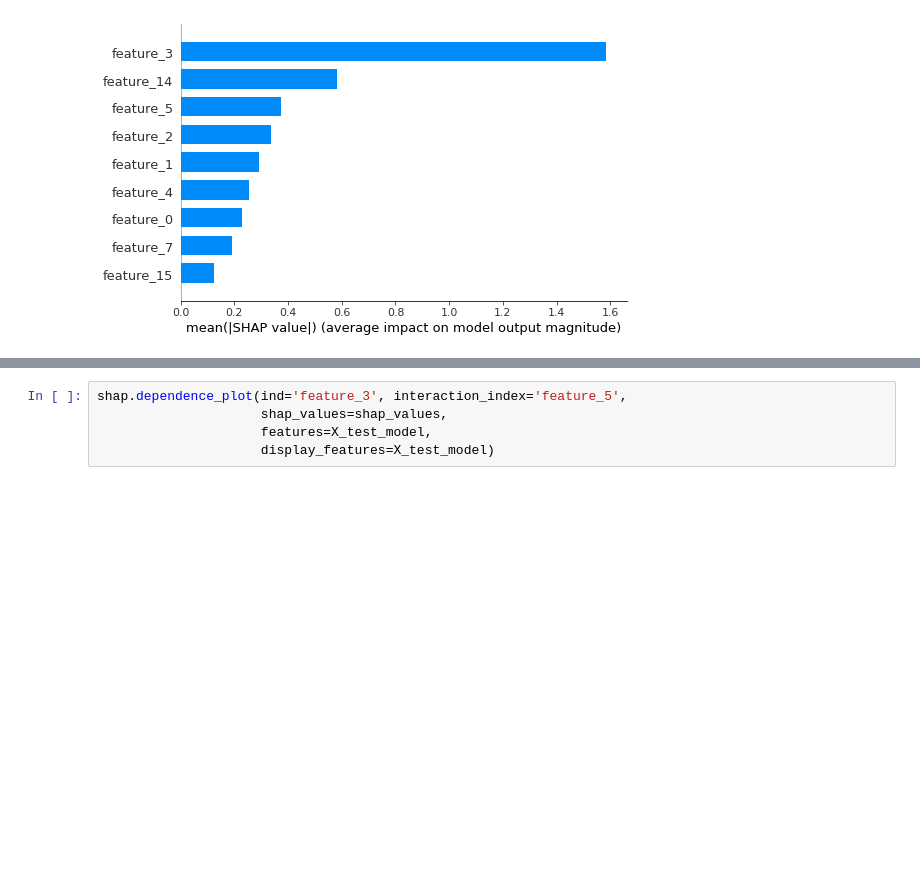
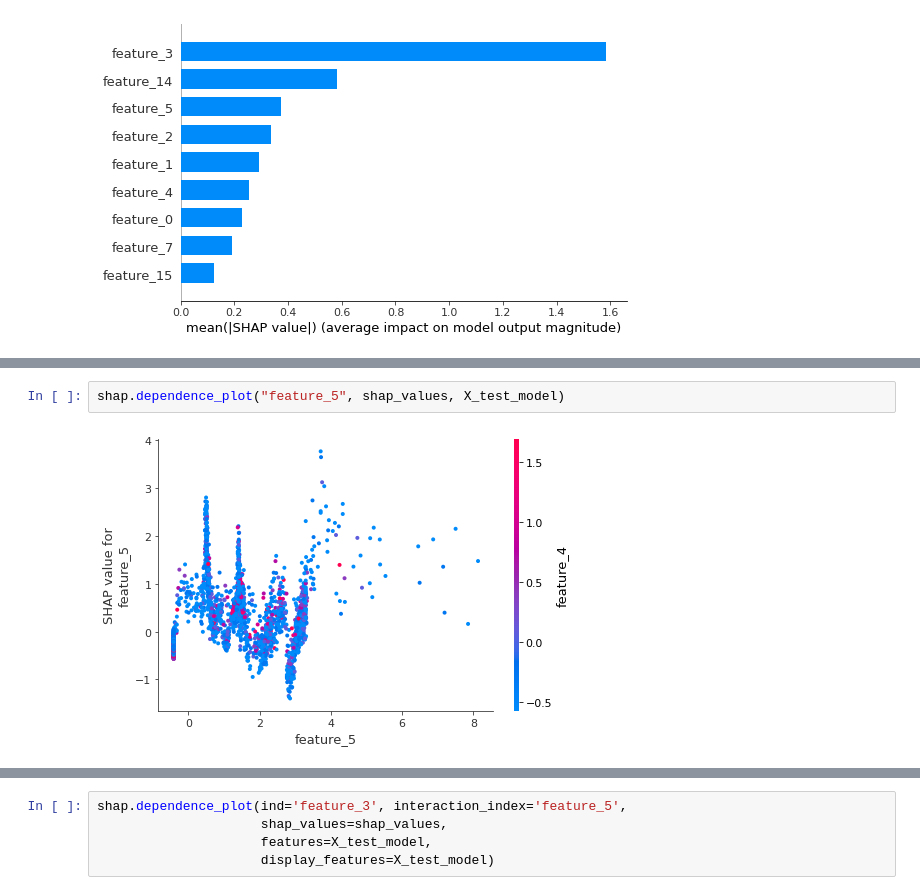
Before and after one commit to blewy/Insurance_Churn, a Jupyter notebook: notebooks/00. Initial_research.ipynb, the cells around one changed output, grey strips where cells are left out. Saved outputs shown, nothing was run; the diff lists cells and outputs as text; blank space fills up the shorter version.

```diff
--- a/notebooks/00. Initial_research.ipynb
+++ b/notebooks/00. Initial_research.ipynb
@@ -1091,0 +1098,4 @@ shap.summary_plot(shap_values, X_test_model)
+# %%
+shap.dependence_plot("feature_5", shap_values, X_test_model)
+# %% [output]
+[figure, added]
```
Also changed, not shown: parts of 17 cells of this notebook.
